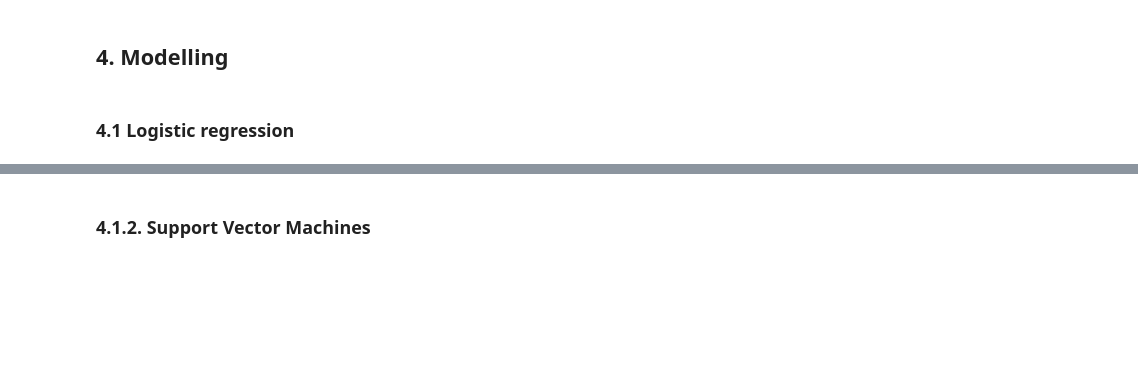
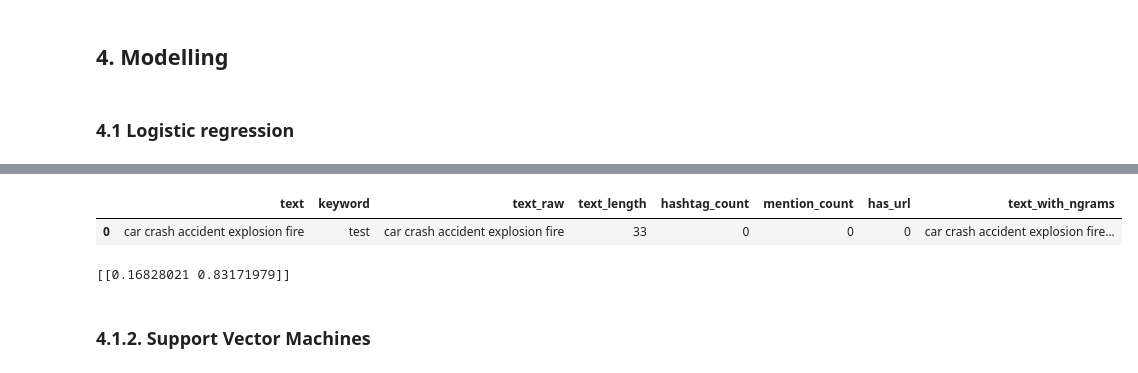
Before and after one commit to magnusrodseth/disaster-tweets, a Jupyter notebook: notebook-new_advanced.ipynb, the cells around one changed output, grey strips where cells are left out. Drawn from its saved outputs; the diff is of its cells as text; code cells hidden in the pictures; blank space fills up the shorter version.

```diff
--- a/notebook-new_advanced.ipynb
+++ b/notebook-new_advanced.ipynb
@@ -427,8 +468,16 @@ Index(['target', 'text', 'keyword', 'text_raw', 'text_length', 'hashtag_count',
 # %%
 features_to_keep = ['target', 'text_length', 'hashtag_count', 'mention_count', 'has_url']
 
-X_train = pd.concat([df_train, df_train_text_embedded], axis=1)[features_to_keep]
-X_test = pd.concat([df_test, df_test_text_embedded], axis=1)[features_to_keep]
+X_train = pd.concat([
+    df_train[features_to_keep],
+    # df_train_text_embedded_w2v,
+    df_train_text_embedded_tfidf
+    ], axis=1)
+X_test = pd.concat([
+    df_test[features_to_keep],
+    # df_test_text_embedded_w2v,
+    df_test_text_embedded_tfidf
+    ], axis=1)
 
 X_train.dropna(inplace=True)
 
@@ -438,3 +487,5 @@ y_test = X_test['target']
 
 X_train.drop(['target'], axis=1, inplace=True)
 X_test.drop(['target'], axis=1, inplace=True)
+
+X_train.shape
@@ -491,3 +544,36 @@ weighted avg       0.62      0.63      0.62      2176
+# %%
+# test manual prediction
+
+test_df = pd.DataFrame({
+    'text': ['car crash accident explosion fire'],
+    'keyword': 'test',
+})
+
+test_df = clean_data(test_df)
+test_df = extract_features(test_df)
+test_df = add_ngrams_to_df(test_df)
+
+feature_to_embed = 'text_with_ngrams'
+vectors = vectorizer.transform(test_df[feature_to_embed])
+text_embedded = pd.DataFrame(vectors.toarray(), columns=vectorizer.get_feature_names_out(), index=test_df.index)
+
+display(test_df)
+
+# drop text_raw and text_with_ngrams
+test_df.drop(['text_raw', 'text_with_ngrams', 'keyword', 'text'], axis=1, inplace=True)
+
+test_df = pd.concat([
+    test_df,
+    text_embedded
+    ], axis=1)
+
+y_pred_test = logreg.predict_proba(test_df)
+
+print(y_pred_test)
+# %% [output]
+|  | text | keyword | text_raw | text_length | hashtag_count | mention_count | has_url | text_with_ngrams |
+| 0 | car crash accident explosion fire | test | car crash accident explosion fire | 33 | 0 | 0 | 0 | car crash accident explosion fire... |
+[[0.16828021 0.83171979]]
 # %% [markdown]
 ### 4.1.2. Support Vector Machines
 # %%
```
Also changed, not shown: parts of 9 cells of this notebook.
